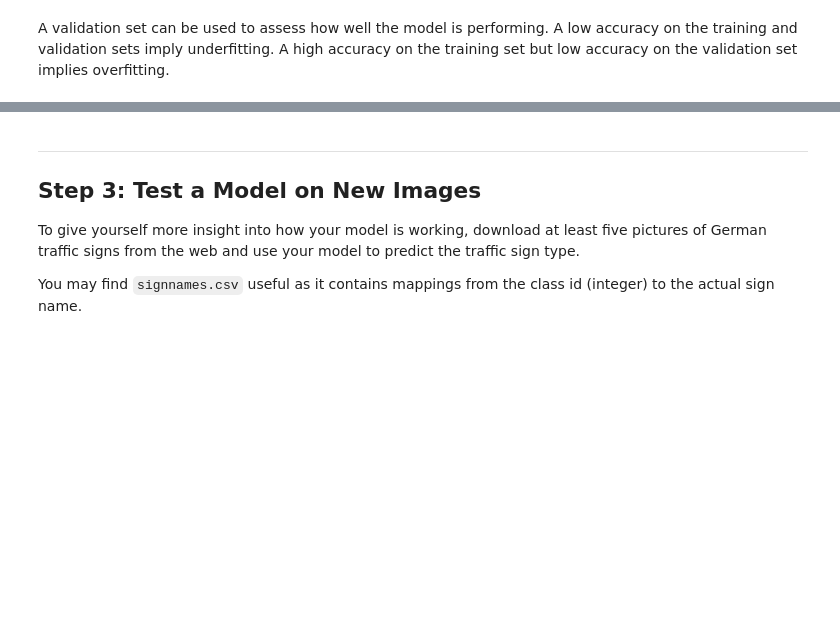
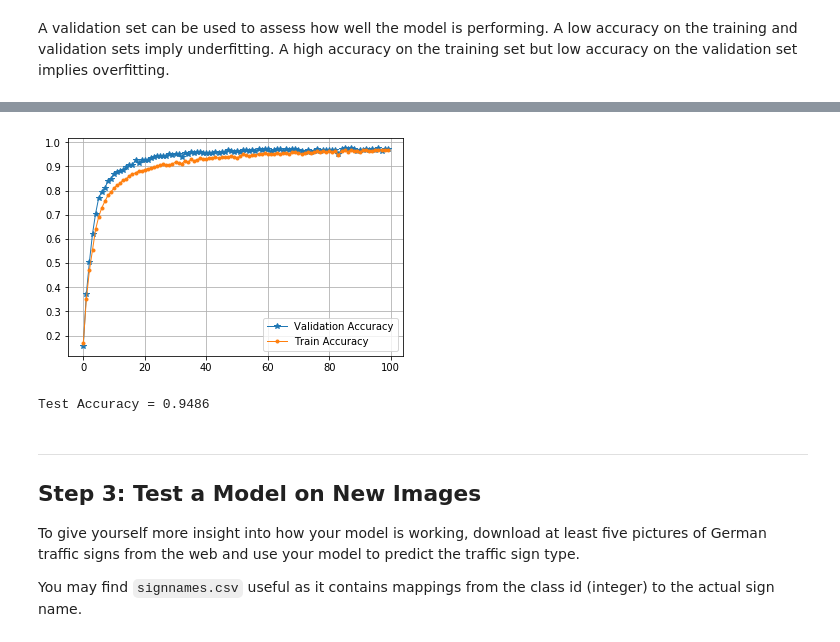
Before and after one commit to chengshy/CarND-Traffic-Sign-Classifier-Project, a Jupyter notebook: Traffic_Sign_Classifier.ipynb, the cells around one changed output, grey strips where cells are left out. Drawn from its saved outputs; the diff is of its cells as text; code cells hidden in the pictures; blank space fills up the shorter version.

```diff
--- a/Traffic_Sign_Classifier.ipynb
+++ b/Traffic_Sign_Classifier.ipynb
@@ -313,8 +313,8 @@ print(X_valid.shape, X_valid.dtype)
 ### Feel free to use as many code cells as needed.
 import tensorflow as tf
 
-EPOCHS = 50
-BATCH_SIZE = 2048
+EPOCHS = 100
+BATCH_SIZE = 512
 # %%
 from tensorflow.contrib.layers import flatten
 
@@ -364,7 +364,7 @@ def LeNet_MS(x):
 
     #Concatenate Multi-Scale Layer Features
     # Different Version Tensorflow has different API
-    fc1 = tf.concat([fc1_1, fc1_2],1)
+    fc1 = tf.concat(1, [fc1_1, fc1_2])
 
     # SOLUTION: Activation.
     # fc1    = tf.nn.relu(fc1)
@@ -460,9 +460,11 @@ x = tf.placeholder(tf.float32, (None, 32, 32, 1))
 y = tf.placeholder(tf.int32, (None))
 one_hot_y = tf.one_hot(y, 43)
 
-rate = 0.004
+rate = 0.0015
 
 logits = LeNet_MS(x)
+
+weight_class_flag = True
 
 ### The dataset is imbalance in numbers
 ### Weighted the logits based on training distribution
@@ -474,8 +476,13 @@ class_weight = tf.constant(class_weight)
 weight_per_label = tf.transpose( tf.matmul(one_hot_y, tf.transpose(class_weight)) )
 
 cross_entropy = tf.nn.softmax_cross_entropy_with_logits(labels = one_hot_y, logits = logits)
-weighted_entropy = weight_per_label * cross_entropy
-loss_operation = tf.reduce_mean(weighted_entropy)
+
+if weight_class_flag:
+    weighted_entropy = weight_per_label * cross_entropy
+    loss_operation = tf.reduce_mean(weighted_entropy)
+else:
+    loss_operation = tf.reduce_mean(cross_entropy)
+
 optimizer = tf.train.AdamOptimizer(learning_rate = rate)
 training_operation = optimizer.minimize(loss_operation)
 # %%
@@ -495,6 +502,9 @@ def evaluate(X_data, y_data):
     return total_accuracy / num_examples
 # %%
 import time
+valid_acc_list = []
+train_acc_list = []
+loss_list = []
 with tf.Session() as sess:
     sess.run(tf.global_variables_initializer())
     num_examples = len(X_train)
@@ -503,15 +513,20 @@ with tf.Session() as sess:
     print()
     for i in range(EPOCHS):
         t1 = time.time()
-        X_train, y_train = shuffle(X_train, y_train)
+        X_train_all, y_train_all = shuffle(X_train_all, y_train_all)
         for offset in range(0, num_examples, BATCH_SIZE):
             end = offset + BATCH_SIZE
             batch_x, batch_y = X_train_all[offset:end], y_train_all[offset:end]
             _, loss_val = sess.run([training_operation, loss_operation], feed_dict={x: batch_x, y: batch_y})
         t2 = time.time()
         validation_accuracy = evaluate(X_valid, y_valid)
-        train_accuracy = evaluate(X_train, y_train)
+        train_accuracy = evaluate(X_train_all, y_train_all)
         t3 = time.time()
+
+        valid_acc_list.append(validation_accuracy)
+        train_acc_list.append(train_accuracy)
+        loss_list.append(loss_val)
+
         print("EPOCH {} ...".format(i+1))
         print("Loss = {:.7f}".format(loss_val))
         print("Validation Accuracy = {:.4f}".format(validation_accuracy))
@@ -520,5 +535,5 @@ with tf.Session() as sess:
         print("Evaluation time = {:.4f}".format(t3 - t2))
         print()
 
-    saver.save(sess, './traffic-signs-model/LeNet_MS_0.04')
+    saver.save(sess, './traffic-signs-model/LeNet_MS')
     print("Model saved")
@@ -525,3 +558,25 @@ with tf.Session() as sess:
+# %%
+### Visualize the leanrng curve
+fig, ax = plt.subplots()
+epos = range(0, EPOCHS)
+line1, = ax.plot(epos, valid_acc_list, '*-', linewidth=1,
+                 label='Validation Accuracy')
+line2, = ax.plot(epos, train_acc_list, '.-', linewidth=1,
+                 label='Train Accuracy')
+ax.legend(loc = 'lower right')
+ax.grid(True)
+plt.show()
+# %% [output]
+[figure, added]
+# %%
+# Evaluate the model with test dataset
+with tf.Session() as sess:
+    saver.restore(sess, tf.train.latest_checkpoint('./traffic-signs-model/'))
+
+    test_accuracy = evaluate(X_test, y_test)
+    print("Test Accuracy = {:.4f}".format(test_accuracy))
+# %% [output]
+Test Accuracy = 0.9486
 # %% [markdown]
 ---
 
```
Also changed, not shown: parts of 2 cells of this notebook.
